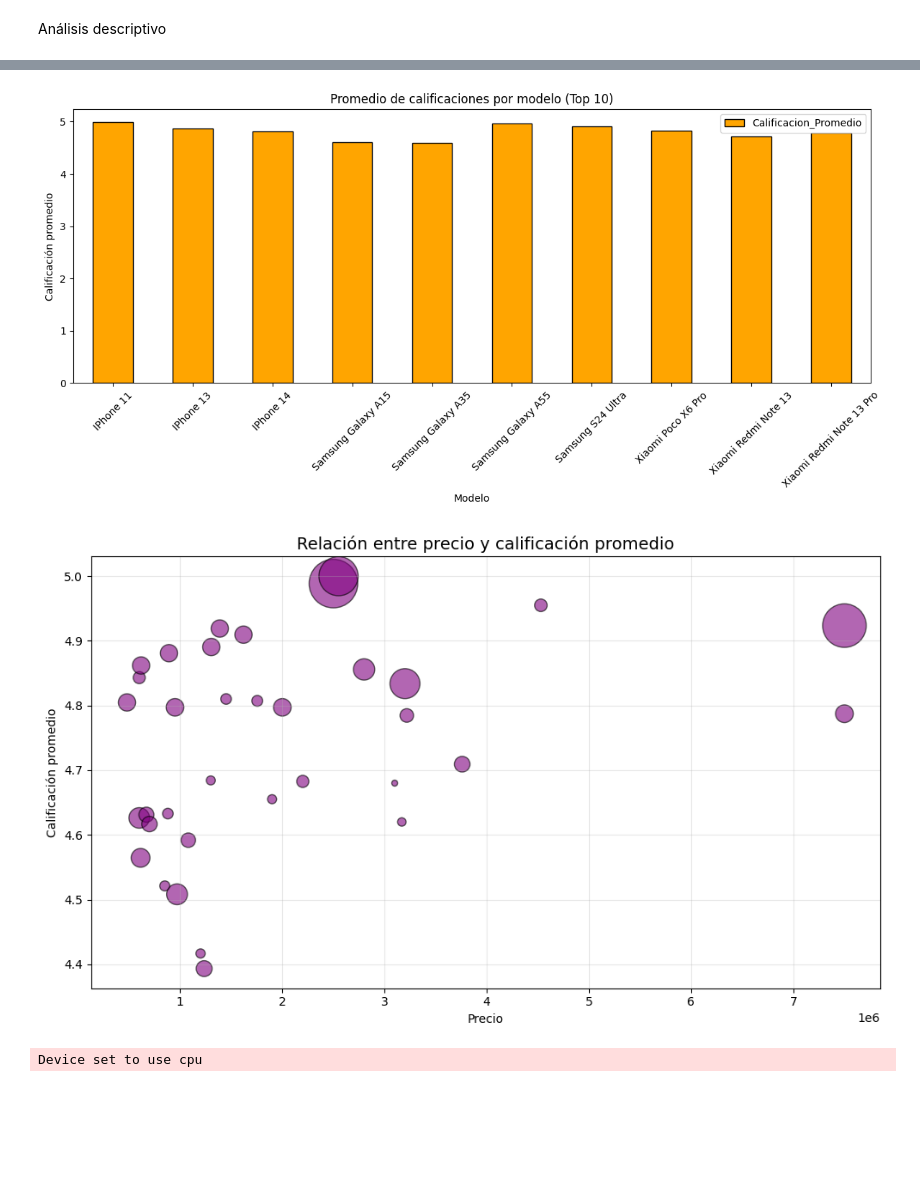
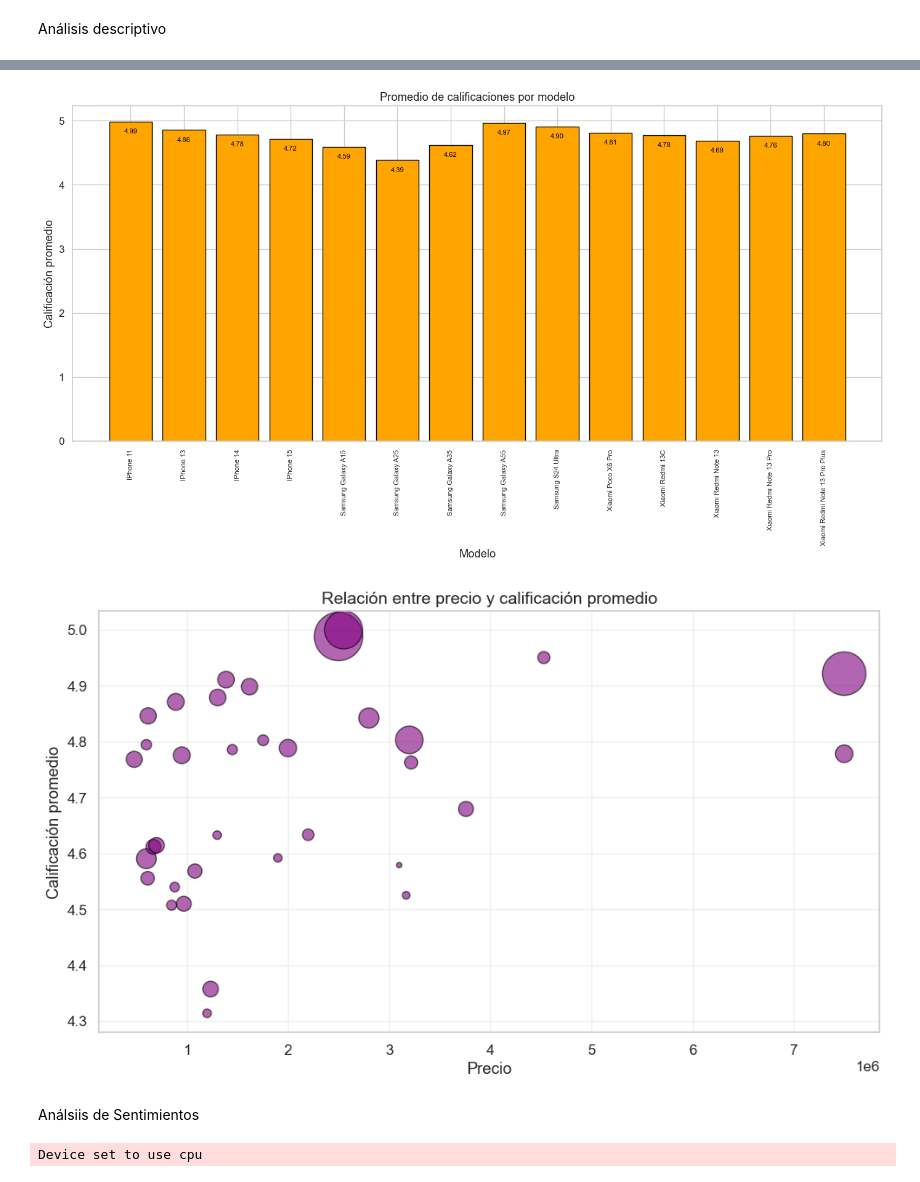
Before and after one commit to Juanpa21012/NLP-Sentiment-Analysis-of-Smartphone-Brands-Using-Web-Scrapping, a Jupyter notebook: Analisis de Sentimientos/Testing-jp-AS.ipynb, the cells around one changed output, grey strips where cells are left out. Cells and saved outputs as stored; diff of their text form; code cells hidden in the pictures; blank space fills up the shorter version.

Commit message:
Se añadió a Analisis de Sentimientos.ipynb todo lo desarrollado en Testing-jp-AS

```diff
--- a/Analisis de Sentimientos/Testing-jp-AS.ipynb
+++ b/Analisis de Sentimientos/Testing-jp-AS.ipynb
@@ -119,10 +119,10 @@ def remove_accents(text):
         text = text.replace(accented_char, unaccented_char)
     return text
 
-# Función para aplicar correcciones específicas
+# Función para aplicar correcciones específicas (con conversión a minúsculas)
 def aplicar_correcciones(text):
     tokens = text.split()
-    corrected_tokens = [correcciones.get(token, token) for token in tokens]
+    corrected_tokens = [correcciones.get(token.lower(), token) for token in tokens]
     return ' '.join(corrected_tokens)
 
 # Función para eliminar frases específicas antes de procesar
@@ -133,10 +133,10 @@ def eliminar_frase(text):
 def clean_text_with_lemmatization(text):
     text = eliminar_frase(text)
     text = remove_accents(text)
-    text = aplicar_correcciones(text)
     text = re.sub(r'\W', ' ', text)
     text = re.sub(r'\s+', ' ', text).strip()
     text = re.sub(r'\d+', '', text)
+    text = aplicar_correcciones(text)
     tokens = word_tokenize(text.lower())
     tokens = [lemmatizer.lemmatize(word) for word in tokens if word not in stop_words]
     return ' '.join(tokens)
@@ -145,10 +145,10 @@ def clean_text_with_lemmatization(text):
 def clean_text_without_lemmatization(text):
     text = eliminar_frase(text)
     text = remove_accents(text)
-    text = aplicar_correcciones(text)
     text = re.sub(r'\W', ' ', text)
     text = re.sub(r'\s+', ' ', text).strip()
     text = re.sub(r'\d+', '', text)
+    text = aplicar_correcciones(text)
     return text
 
 # Rellenar valores NaN en la columna 'comentario' con una cadena vacía
@@ -161,6 +161,9 @@ df['comentario_limpio_sin_lematizar'] = df['comentario'].apply(clean_text_withou
 # Verificar cambios
 print("Primeros comentarios limpios en el DataFrame:")
 print(df[['comentario', 'comentario_limpio', 'comentario_limpio_sin_lematizar']].head())
+
+# Eliminar filas duplicadas basadas en todas las columnas excepto "Enlace"
+df = df.drop_duplicates(subset=[col for col in df.columns if col != 'Enlace'])
 # %% [output]
 [nltk_data] Downloading package stopwords to
 [nltk_data]     C:\Users\jkbu\AppData\Roaming\nltk_data...
@@ -233,15 +256,12 @@ Xiaomi   1.470588  13.184584  83.975659
 # %%
-# Filtrar los 10 modelos más comentados
-top_modelos = df['Modelo estandar'].value_counts().head(10).index
-
 # Calcular la distribución por modelo
-distribucion_modelo = df[df['Modelo estandar'].isin(top_modelos)].groupby('Modelo estandar').agg(
+distribucion_modelo = df.groupby('Modelo estandar').agg(
     Total_Comentarios=('calificacion', 'count'),
     Calificacion_Promedio=('calificacion', 'mean')
 )
 
 # Proporción de calificaciones por modelo
-proporcion_calificaciones_modelo = df[df['Modelo estandar'].isin(top_modelos)].groupby(['Modelo estandar', 'calificacion']).size().unstack(fill_value=0)
+proporcion_calificaciones_modelo = df.groupby(['Modelo estandar', 'calificacion']).size().unstack(fill_value=0)
 proporcion_calificaciones_modelo = proporcion_calificaciones_modelo.div(proporcion_calificaciones_modelo.sum(axis=1), axis=0) * 100
 
 # Unir ambas tablas
@@ -251,12 +271,32 @@ analisis_modelo = distribucion_modelo.join(proporcion_calificaciones_modelo)
 print("Análisis por modelo:")
 print(analisis_modelo)
 
-# Visualización
-analisis_modelo[['Calificacion_Promedio']].plot(kind='bar', figsize=(12, 6), color='orange', edgecolor='black')
-plt.title("Promedio de calificaciones por modelo (Top 10)")
-plt.xlabel("Modelo")
-plt.ylabel("Calificación promedio")
-plt.xticks(rotation=45)
+# Visualización con calificaciones promedio dentro de las barras
+fig, ax = plt.subplots(figsize=(14, 8))  # Aumentar el tamaño para que sea más legible
+
+# Gráfico de barras
+bars = ax.bar(
+    analisis_modelo.index,  # Índice de modelos
+    analisis_modelo['Calificacion_Promedio'],  # Promedio de calificaciones
+    color='orange', edgecolor='black'
+)
+
+# Añadir texto dentro de las barras
+for bar in bars:
+    height = bar.get_height()  # Altura de cada barra
+    ax.text(
+        bar.get_x() + bar.get_width() / 2,  # Posición horizontal centrada en la barra
+        height - 0.2,  # Ajustar la posición vertical más abajo
+        f"{height:.2f}",  # Calificación promedio con 2 decimales
+        ha='center', va='bottom', fontsize=8, color='black'
+    )
+
+# Personalizar el gráfico
+ax.set_title("Promedio de calificaciones por modelo")
+ax.set_xlabel("Modelo")
+ax.set_ylabel("Calificación promedio")
+ax.set_xticks(range(len(analisis_modelo.index)))
+ax.set_xticklabels(analisis_modelo.index, rotation=90, fontsize=8)  # Rotar etiquetas 90° para más claridad
 plt.tight_layout()
 plt.show()
 # %% [output]
@@ -280,4 +320,4 @@ Xiaomi Redmi Note 13 Pro  0.218818  1.094092  13.785558  83.807440
-[figure, old version]
+[figure, new version]
 # %%
 # Relación entre precio y calificación promedio
 relacion_precio_calificacion = df.groupby('Precio').agg(
@@ -296,7 +336,9 @@ plt.grid(alpha=0.3)
 plt.tight_layout()
 plt.show()
 # %% [output]
-[figure, old version]
+[figure, new version]
+# %% [markdown]
+Análsiis de Sentimientos
 # %%
 from transformers import pipeline
 
```
Also changed, not shown: parts of 21 cells of this notebook, 2 other files.
